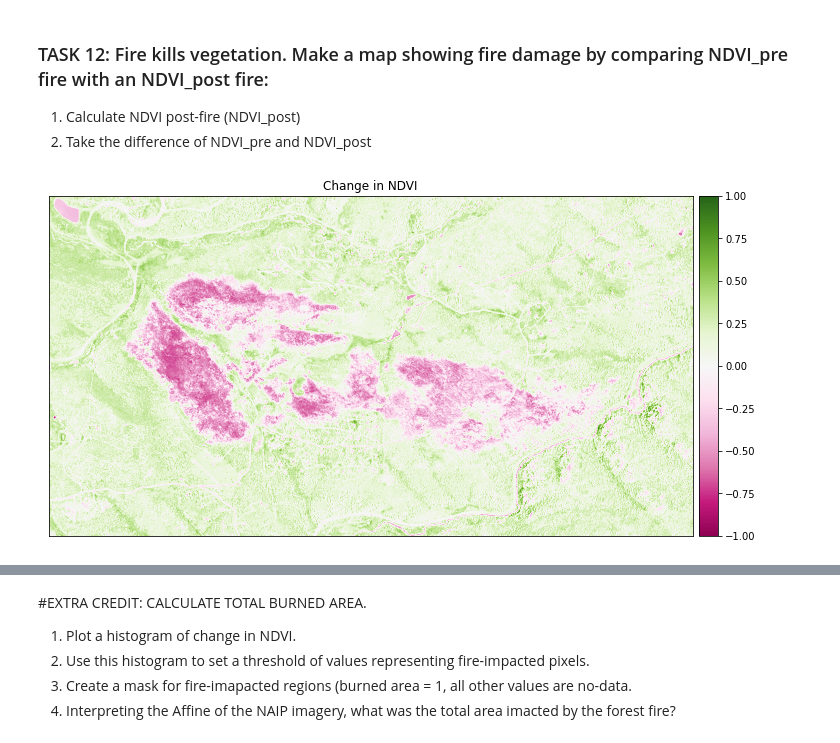
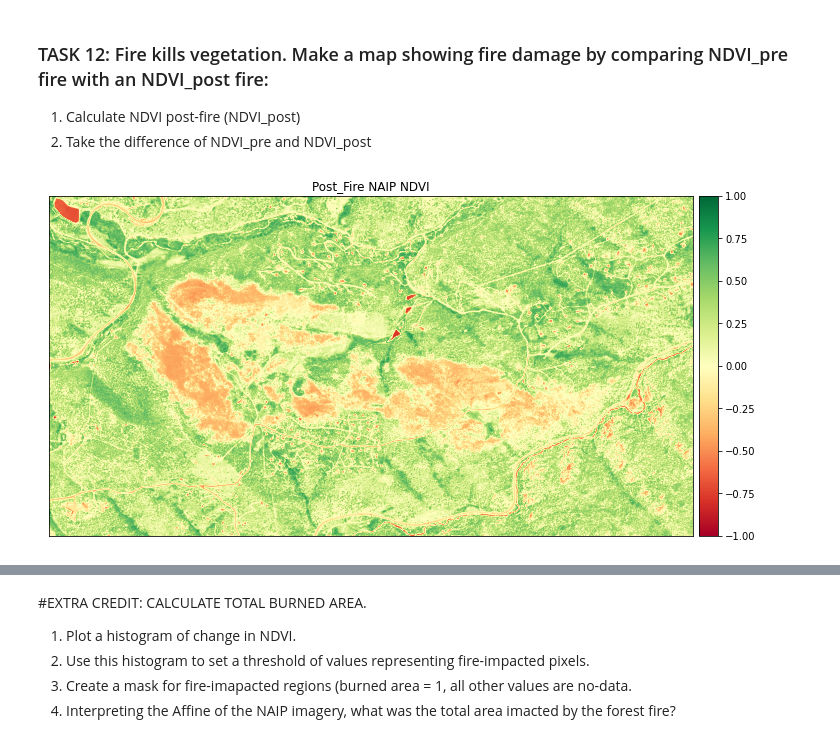
Before and after one commit to Sandipriz/EnvDatSci22, a Jupyter notebook: CodeSprints/Solution_of_RasterData101.ipynb, the cells around one changed output, grey strips where cells are left out. Cells and saved outputs as stored; diff of their text form; code cells hidden in the pictures.

```diff
--- a/CodeSprints/Solution_of_RasterData101.ipynb
+++ b/CodeSprints/Solution_of_RasterData101.ipynb
@@ -633,17 +635,16 @@ plt.show()
 # %%
 # Task 11: create NDVI_post
 red_post_fire=naip_post_fire[0]
 NIR_post_fire=naip_post_fire[3]
 
 # Task 11: create NDVI_pre
 NDVI_post = es.normalized_diff(NIR_post_fire, red_post_fire)
-# Task 11: map change in NDVI
-change_NDVI=NDVI_post-NDVI_pre
-ep.plot_bands(change_NDVI,
-              cmap='PiYG',
+# Task 11: create NDVI_pre
+ep.plot_bands(NDVI_post,
+              cmap='RdYlGn',
               scale=False,
               vmin=-1, vmax=1,
-              title="Change in NDVI")
+              title="Post_Fire NAIP NDVI")
 plt.show()
 # %% [output]
-[figure, old version]
+[figure, new version]
```
Also changed, not shown: parts of 17 cells of this notebook.
